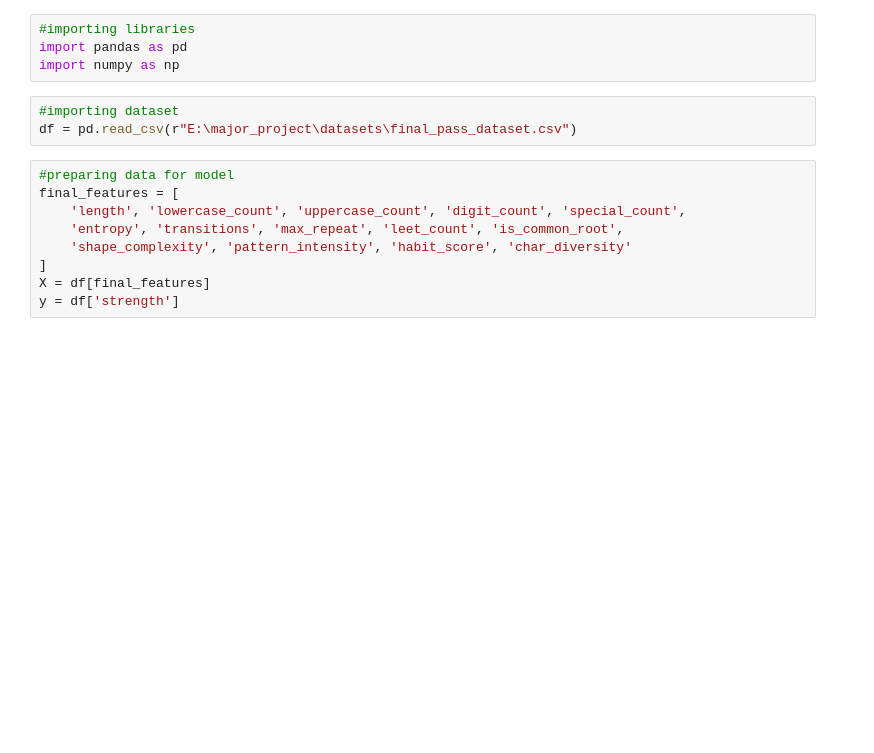
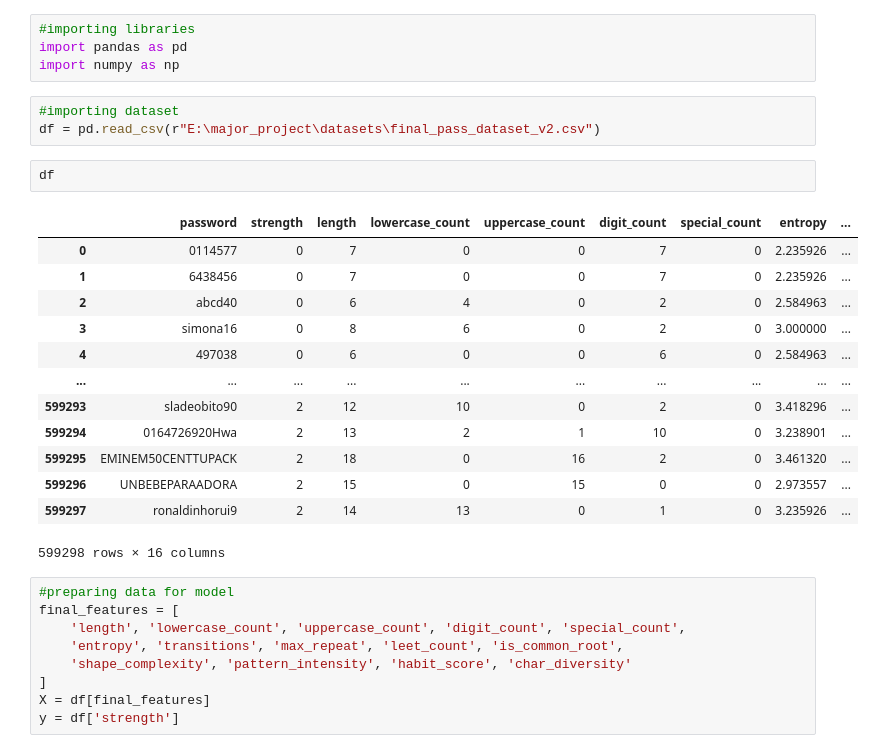
Before and after one commit to Sushant-Khanal/KeyShard, a Jupyter notebook: ML/SHAP/recommend_extract.ipynb, the cells around one changed output. Drawn from its saved outputs; the diff is of its cells as text; blank space fills up the shorter version.

```diff
--- a/ML/SHAP/recommend_extract.ipynb
+++ b/ML/SHAP/recommend_extract.ipynb
@@ -4,7 +4,23 @@ import pandas as pd
 import numpy as np
 # %%
 #importing dataset
-df = pd.read_csv(r"E:\major_project\datasets\final_pass_dataset.csv")
+df = pd.read_csv(r"E:\major_project\datasets\final_pass_dataset_v2.csv")
+# %%
+df
+# %% [output]
+|  | password | strength | length | lowercase_count | uppercase_count | digit_count | special_count | entropy | ... |
+| 0 | 0114577 | 0 | 7 | 0 | 0 | 7 | 0 | 2.235926 | ... |
+| 1 | 6438456 | 0 | 7 | 0 | 0 | 7 | 0 | 2.235926 | ... |
+| 2 | abcd40 | 0 | 6 | 4 | 0 | 2 | 0 | 2.584963 | ... |
+| 3 | simona16 | 0 | 8 | 6 | 0 | 2 | 0 | 3.000000 | ... |
+| 4 | 497038 | 0 | 6 | 0 | 0 | 6 | 0 | 2.584963 | ... |
+| ... | ... | ... | ... | ... | ... | ... | ... | ... | ... |
+| 599293 | sladeobito90 | 2 | 12 | 10 | 0 | 2 | 0 | 3.418296 | ... |
+| 599294 | 0164726920Hwa | 2 | 13 | 2 | 1 | 10 | 0 | 3.238901 | ... |
+| 599295 | EMINEM50CENTTUPACK | 2 | 18 | 0 | 16 | 2 | 0 | 3.461320 | ... |
+| 599296 | UNBEBEPARAADORA | 2 | 15 | 0 | 15 | 0 | 0 | 2.973557 | ... |
+| 599297 | ronaldinhorui9 | 2 | 14 | 13 | 0 | 1 | 0 | 3.235926 | ... |
+599298 rows × 16 columns
 # %%
 #preparing data for model
 final_features = [
```
Also changed, not shown: parts of 4 cells of this notebook, 9 other files.
